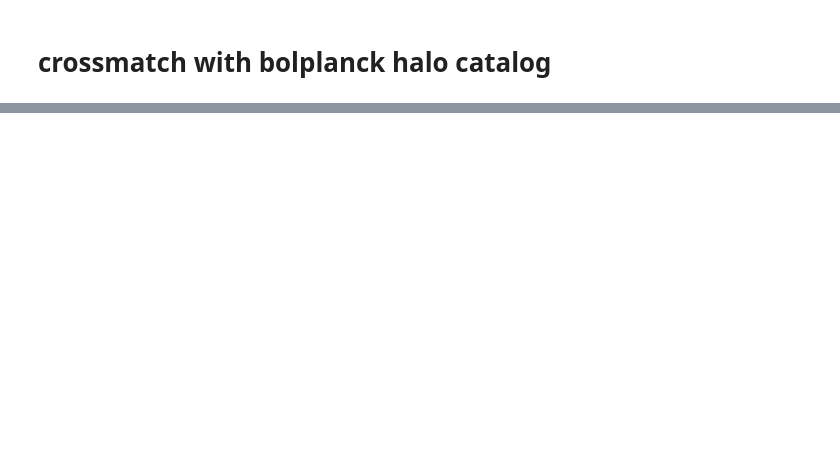
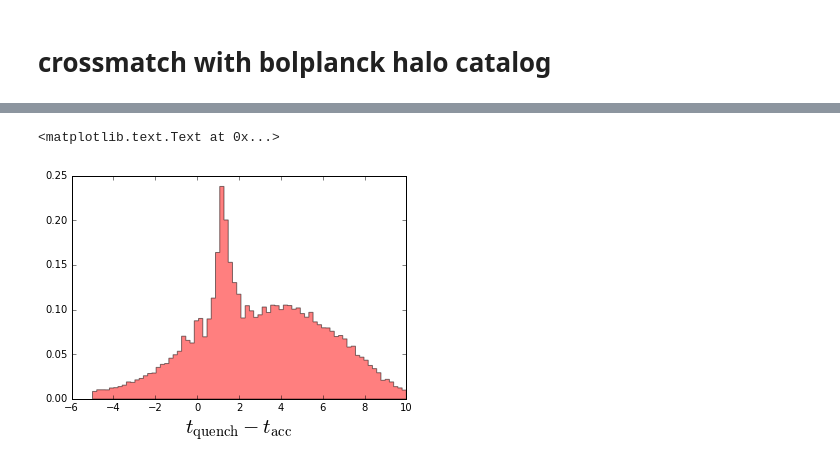
Before and after one commit to aphearin/time_evolving_cam_utils, a Jupyter notebook: plot_quenching_times.ipynb, the cells around one changed output, grey strips where cells are left out. Cells and saved outputs as stored; diff of their text form; code cells hidden in the pictures; blank space fills up the shorter version.

```diff
--- a/plot_quenching_times.ipynb
+++ b/plot_quenching_times.ipynb
@@ -53,0 +103,11 @@ plt.legend(loc='upper left', fontsize=15, frameon=False)
+# %%
+qsats_accretion_quenching_timescale = quenched_sats['quenching_time'] - qsats_tacc.value
+
+__ = plt.hist(qsats_accretion_quenching_timescale,
+              normed=True, bins=np.linspace(-5, 10, 75), color='red',
+              histtype='stepfilled', alpha=0.5, label='quenched satellites')
+
+plt.xlabel(r'$t_{\rm quench} - t_{\rm acc}$', size=21)
+# %% [output]
+<matplotlib.text.Text at 0x...>
+[figure, added]
```
Also changed, not shown: parts of 9 cells of this notebook, 1 other file.
